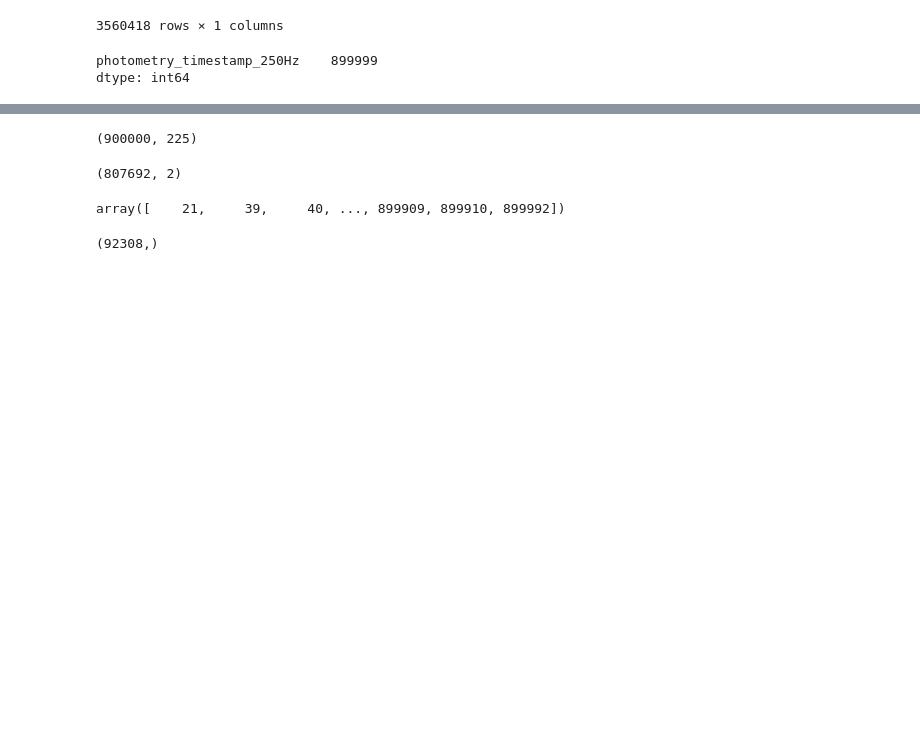
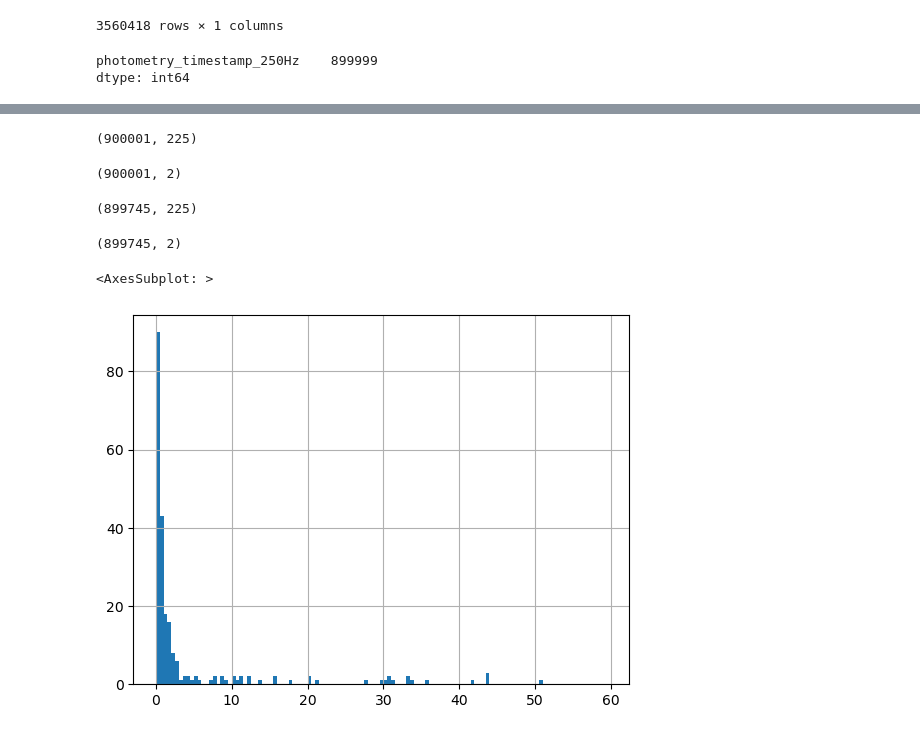
Before and after one commit to edeno/tk_decoding, a Jupyter notebook: notebooks/load_data.ipynb, the cells around one changed output, grey strips where cells are left out. Saved outputs shown, nothing was run; the diff lists cells and outputs as text; code cells hidden in the pictures; blank space fills up the shorter version.

```diff
--- a/notebooks/load_data.ipynb
+++ b/notebooks/load_data.ipynb
@@ -21,3 +21,14 @@ data
 | 3560416 | 3560416 | 95.0 | 107999975.0 | 261.0 | 899998 | 301.25 | 303.5 |
 | 3560417 | 3560417 | 60.0 | 107999992.0 | 159.0 | 899999 | 301.25 | 303.5 |
 3560418 rows × 7 columns
+# %%
+# position_info = data[["x", "y", "photometry_timestamp_250Hz"]].set_index("photometry_timestamp_250Hz").sort_index()
+# position_info = position_info.groupby("photometry_timestamp_250Hz").mean()
+# position_info
+
+position_info = pd.read_csv('../Raw-Data/position4Xulu.csv')[["x", "y"]]
+
+sampling_rate = 250
+time = np.arange(len(position_info)) / sampling_rate
+position_info = position_info.set_index(pd.Index(time, name="time"))
+position_info
@@ -26,7 +52,3 @@ plt.plot(data.x, data.y)
 # %% [output]
 [<matplotlib.lines.Line2D at 0x...>]
 [figure]
-# %%
-position_info = data[["x", "y", "photometry_timestamp_250Hz"]].set_index("photometry_timestamp_250Hz").sort_index()
-position_info = position_info.groupby("photometry_timestamp_250Hz").mean()
-position_info
@@ -69,10 +76,21 @@ spike_times.max()
 photometry_timestamp_250Hz    899999
 dtype: int64
 # %%
-n_cells = len(spike_times.index.unique())
-n_time = int(data.photometry_timestamp_250Hz.max() + 1)
 
-spikes = np.zeros((n_time, n_cells))
+def convert_spike_times_to_indicator(spike_times, time):
 
-for cell_ind, (cell_id, spike_time_ind) in enumerate(spike_times.groupby(["channel", "cluster_ID"])):
-    spikes[spike_time_ind, cell_ind] += 1
+    n_time = len(time)
+    n_cells = len(spike_times.index.unique())
+
+    spikes = np.zeros((n_time, n_cells), dtype=int)
+
+    cell_ids = []
+
+    for cell_ind, (cell_id, spike_time_ind) in enumerate(spike_times.groupby(["channel", "cluster_ID"])):
+        spikes[spike_time_ind, cell_ind] += 1
+        cell_ids.append(cell_id)
+
+    return pd.DataFrame(spikes, columns=cell_ids, index=pd.Index(time, name="time"))
+
+spikes = convert_spike_times_to_indicator(spike_times, time)
+spikes
@@ -79,16 +112,26 @@ for cell_ind, (cell_id, spike_time_ind) in enumerate(spike_times.groupby(["chann
 # %%
 spikes.shape
 # %% [output]
-(900000, 225)
+(900001, 225)
 # %%
 position_info.shape
 # %% [output]
-(807692, 2)
+(900001, 2)
-# %%
-np.nonzero(~np.isin(np.arange(900_000), position_info.index))[0]
-# %% [output]
-array([    21,     39,     40, ..., 899909, 899910, 899992])
-# %%
-np.nonzero(~np.isin(np.arange(900_000), position_info.index))[0].shape
-# %% [output]
-(92308,)
+# %%
+is_good_position = np.all(~np.isnan(position_info), axis=1)
+
+position_info = position_info.loc[is_good_position]
+spikes = spikes.loc[is_good_position]
+# %%
+spikes.shape
+# %% [output]
+(899745, 225)
+# %%
+position_info.shape
+# %% [output]
+(899745, 2)
+# %%
+(spikes.mean() * sampling_rate).hist(bins=np.arange(0, 60, 0.5))
+# %% [output]
+<AxesSubplot: >
+[figure, added]
```
Also changed, not shown: parts of 6 cells of this notebook.
